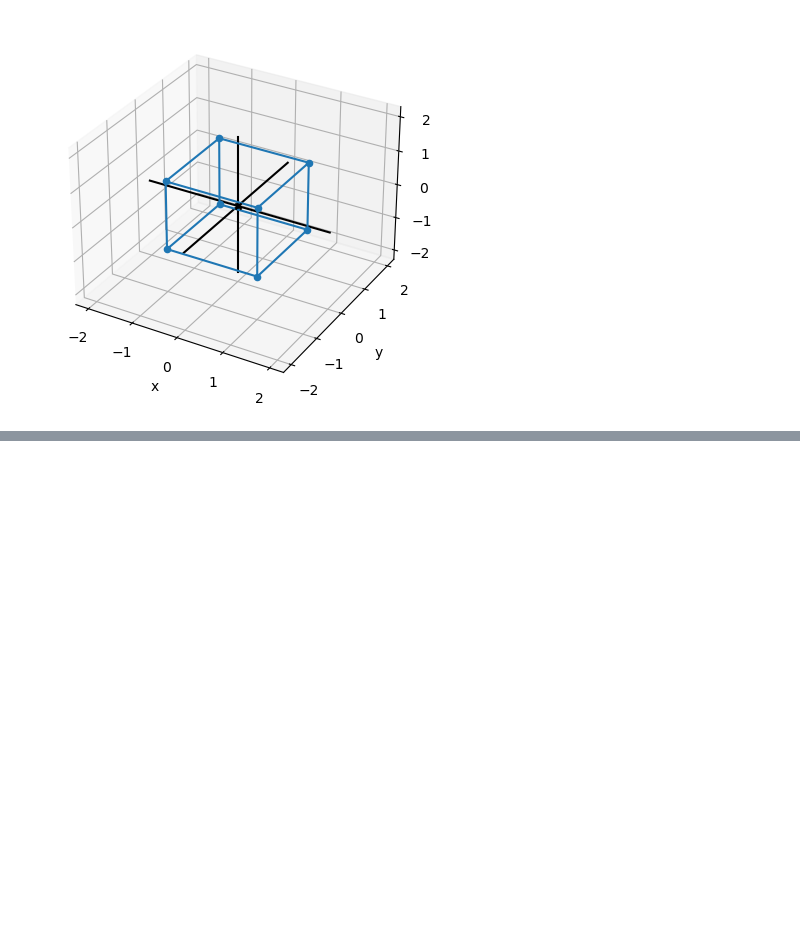
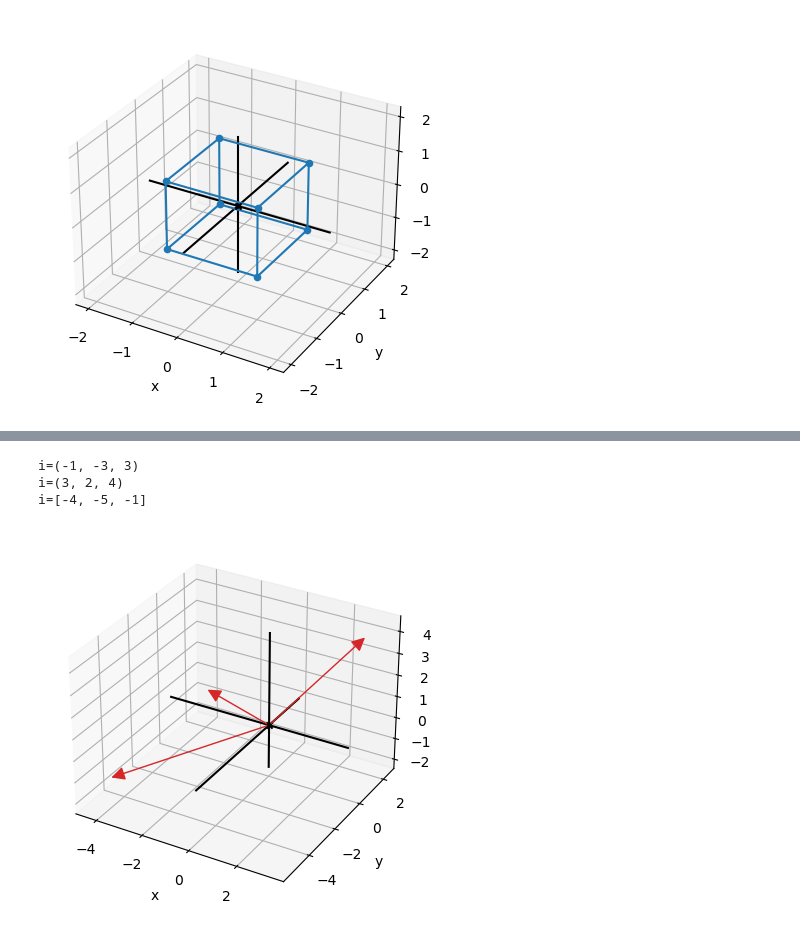
Before and after one commit to quinnphil/math-for-programmers, a Jupyter notebook: C03/C03 - Ascending to the 3D world.ipynb, the cells around one changed output, grey strips where cells are left out. Saved outputs shown, nothing was run; the diff lists cells and outputs as text; code cells hidden in the pictures; blank space fills up the shorter version.

```diff
--- a/C03/C03 - Ascending to the 3D world.ipynb
+++ b/C03/C03 - Ascending to the 3D world.ipynb
@@ -79,0 +133,23 @@ draw3d(
+# %%
+# Subtracting 3D vectors
+from functools import reduce
+
+v = (-1, -3, 3)
+w = (3, 2, 4)
+
+def subtract(*vectors):
+    return [reduce(lambda a,b: a-b, coords) for coords in zip(*vectors)]
+
+u = subtract(v, w)
+
+for i in [v, w, u]:
+    print(f"{i=}")
+
+draw3d(
+    *[Arrow3D(i) for i in [v,w,u]]
+)
+# %% [output]
+i=(-1, -3, 3)
+i=(3, 2, 4)
+i=[-4, -5, -1]
+[figure, added]
```
Also changed, not shown: parts of 3 cells of this notebook.
